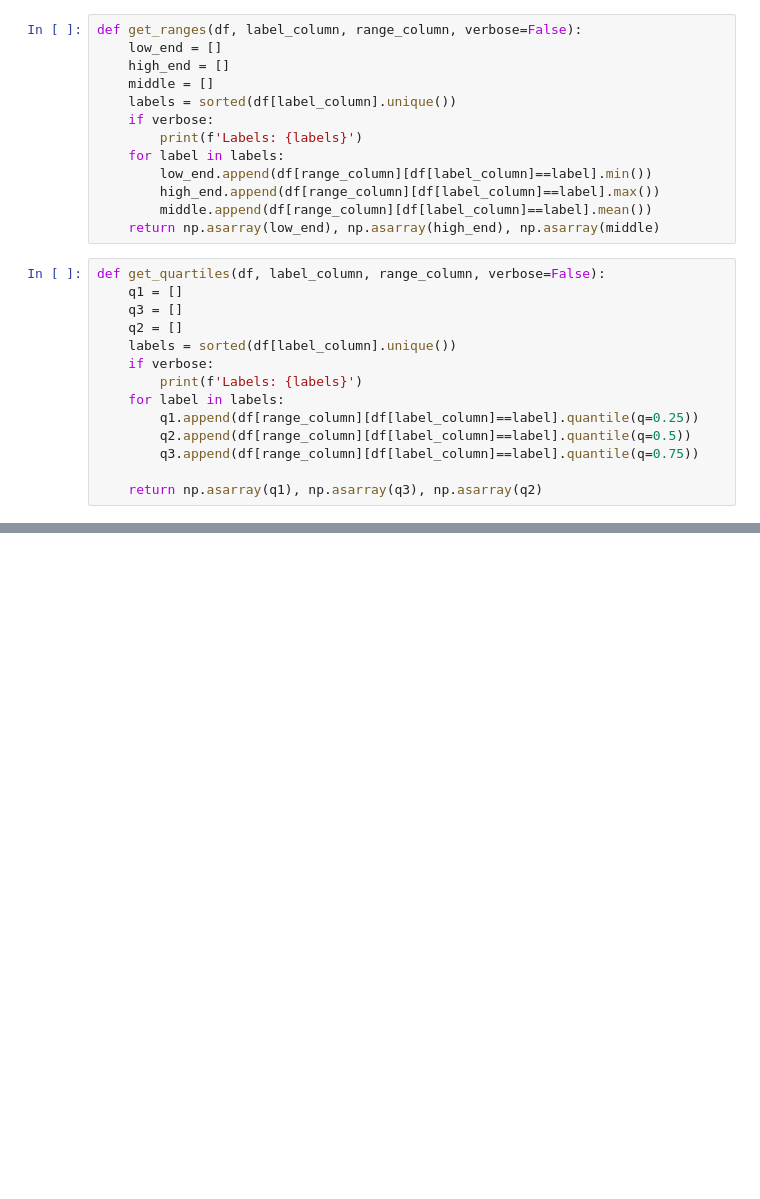
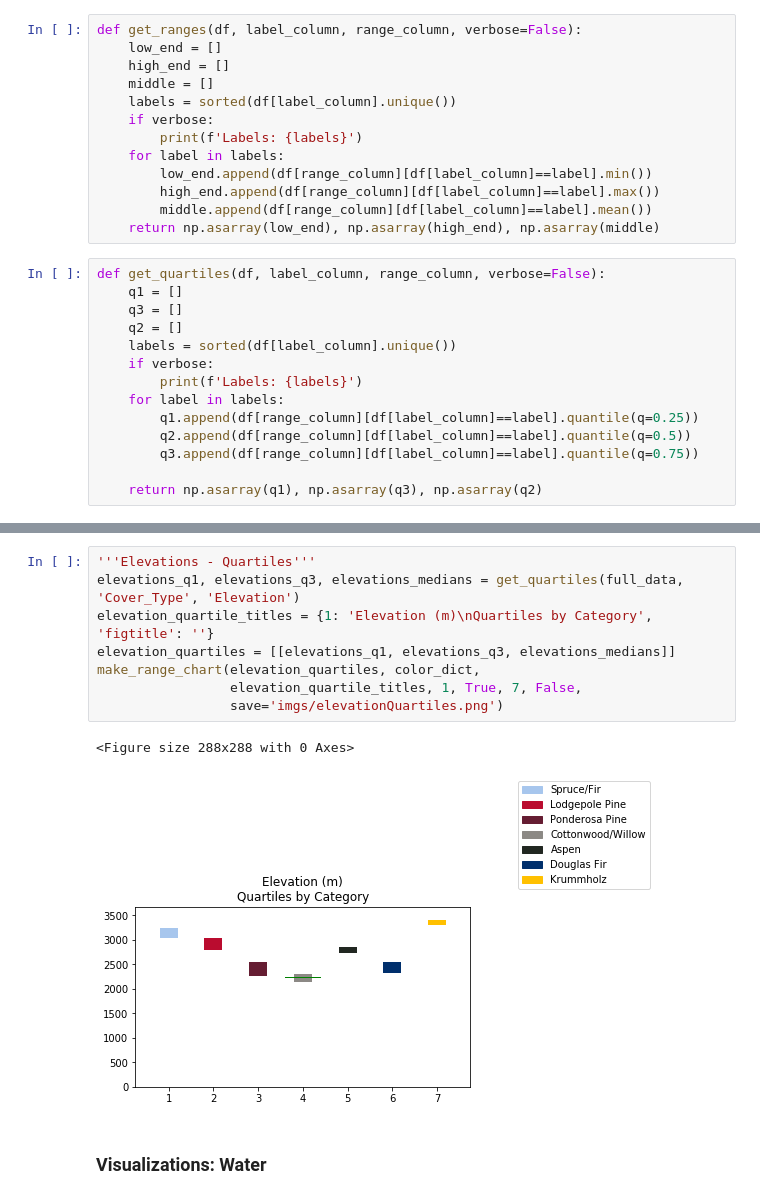
Before and after one commit to Omniak87B/w207FinalProject, a Jupyter notebook: w207_final_helper_functions.ipynb, the cells around one changed output, grey strips where cells are left out. Saved outputs shown, nothing was run; the diff lists cells and outputs as text; blank space fills up the shorter version.

```diff
--- a/w207_final_helper_functions.ipynb
+++ b/w207_final_helper_functions.ipynb
@@ -230,0 +293,13 @@ def make_range_chart(list_of_lists, color_mapping_dict, title_text_dict,
+# %%
+'''Elevations - Quartiles'''
+elevations_q1, elevations_q3, elevations_medians = get_quartiles(full_data, 'Cover_Type', 'Elevation')
+elevation_quartile_titles = {1: 'Elevation (m)\nQuartiles by Category', 'figtitle': ''}
+elevation_quartiles = [[elevations_q1, elevations_q3, elevations_medians]]
+make_range_chart(elevation_quartiles, color_dict,
+                 elevation_quartile_titles, 1, True, 7, False,
+                 save='imgs/elevationQuartiles.png')
+# %% [output]
+<Figure size 288x288 with 0 Axes>
+[figure, added]
+# %% [markdown]
+### Visualizations: Water
```
Also changed, not shown: parts of 26 cells of this notebook, 14 other files.
